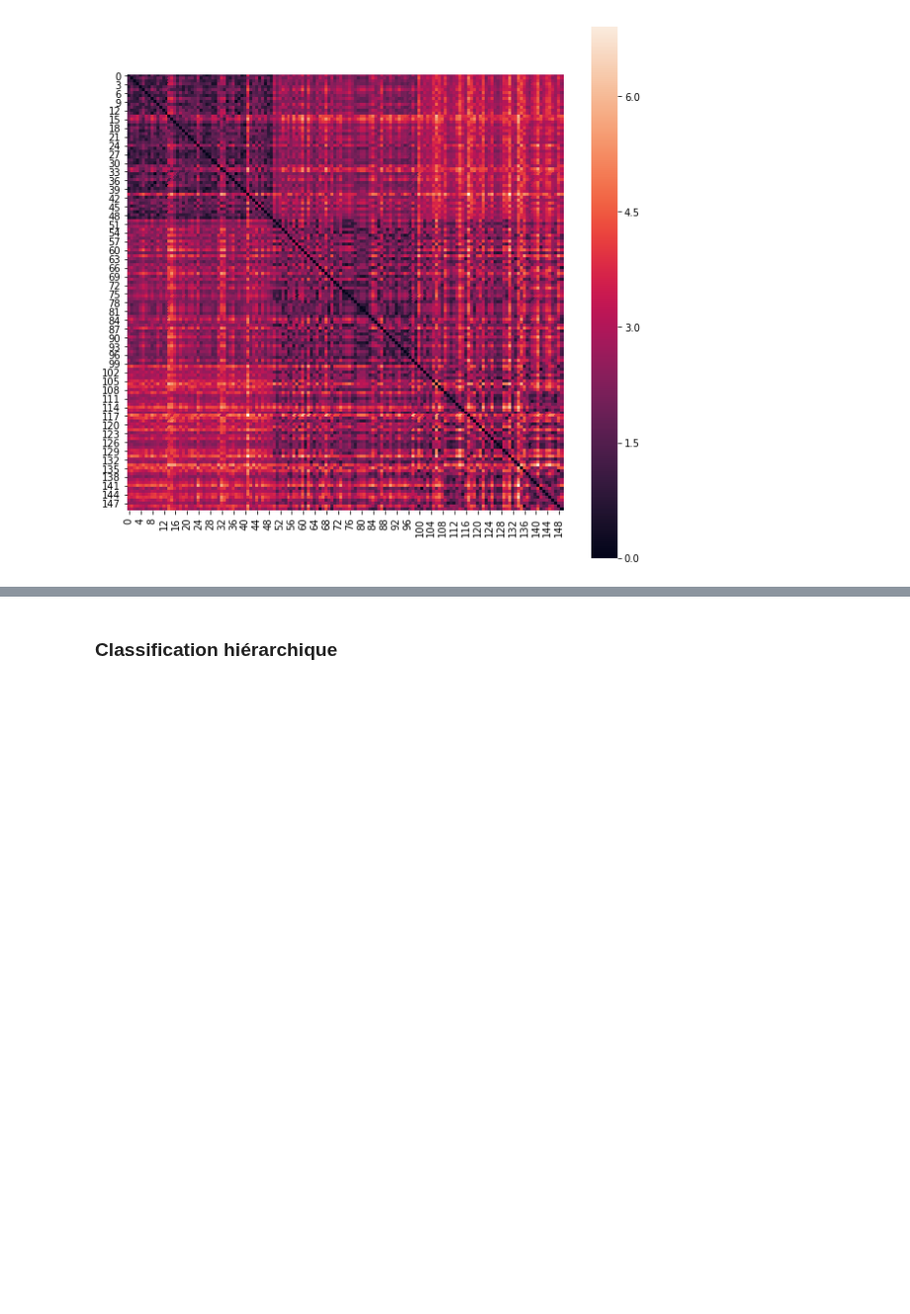
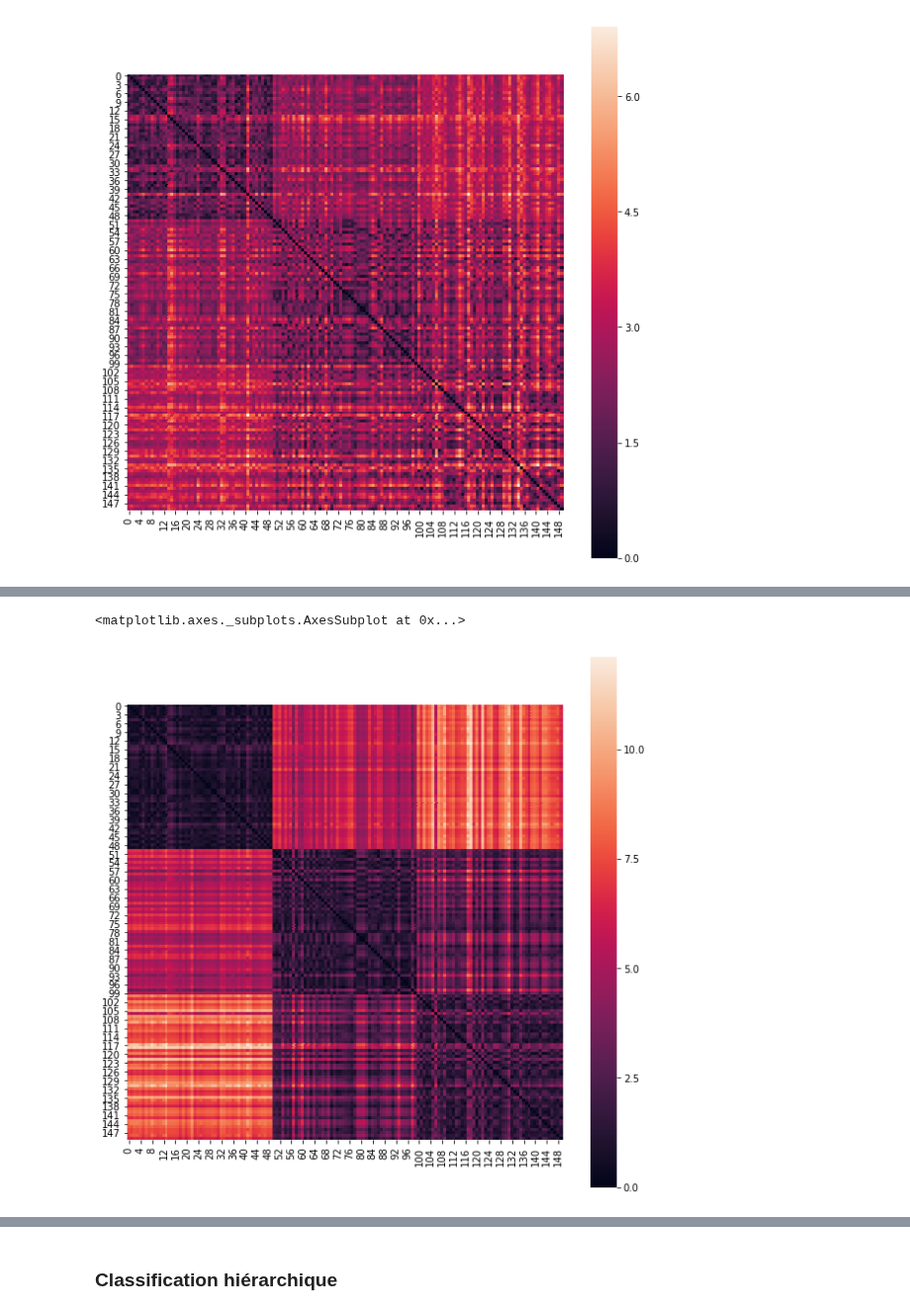
Before and after one commit to essicolo/ecologie-mathematique-Py, a Jupyter notebook: 7_ClassificationOrdination/7_ClassificationOrdination.ipynb, the cells around one changed output, grey strips where cells are left out. Shown at 99% size. Cells and saved outputs as stored; diff of their text form; code cells hidden in the pictures; blank space fills up the shorter version.

Commit message:
distance de cityblock

```diff
--- a/7_ClassificationOrdination/7_ClassificationOrdination.ipynb
+++ b/7_ClassificationOrdination/7_ClassificationOrdination.ipynb
@@ -325,0 +332,7 @@ La **distance de Manhattan**...
+# %%
+D_manha = squareform(pdist(iris.data, 'cityblock'))
+plt.figure(figsize=(10, 10))
+sns.heatmap(D_manha, square=True)
+# %% [output]
+<matplotlib.axes._subplots.AxesSubplot at 0x...>
+[figure, added]
```
Also changed, not shown: parts of 6 cells of this notebook.
